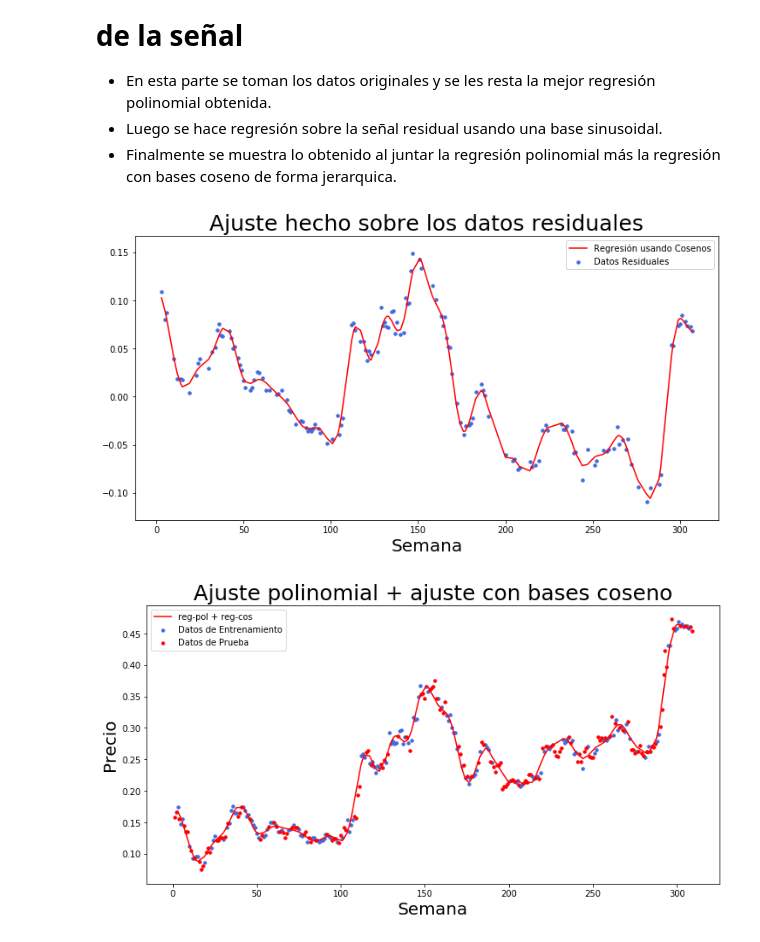
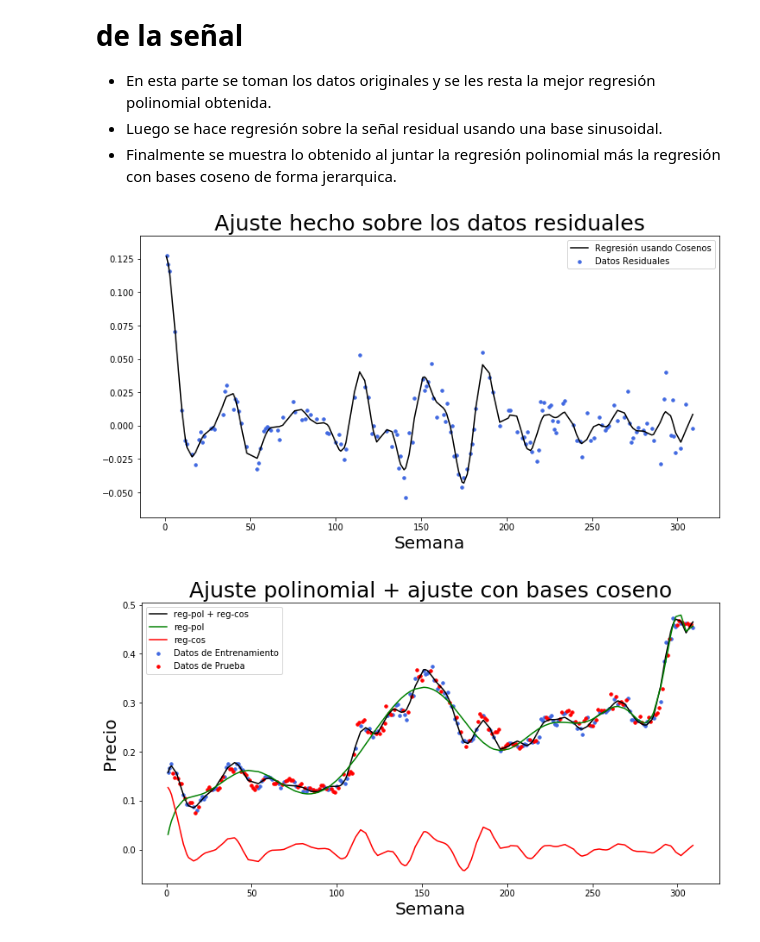
Before and after one commit to GAMES-UChile/Curso-Aprendizaje-de-Maquinas, a Jupyter notebook: demos/Cap3_Regresion_no_lineal_2.ipynb, the cells around one changed output. Drawn from its saved outputs; the diff is of its cells as text; code cells hidden in the pictures.

```diff
--- a/demos/Cap3_Regresion_no_lineal_2.ipynb
+++ b/demos/Cap3_Regresion_no_lineal_2.ipynb
@@ -103,12 +103,13 @@ plt.figure(1, figsize=(12,6))
 plt.semilogy(range(1, max_grad+1), rms_tr, label='Conjunto de Entrenamiento')
 plt.semilogy(range(1, max_grad+1), rms_te, 'red', label='Conjunto de Prueba')
 plt.xlim(1, max_grad + 1)
+plt.xticks(np.arange(0,max_grad,2))
 plt.title("Error cuadrático medio normalizado v/s grado regresión", size=25)
 plt.xlabel("Grado polinomio", size=20)
 plt.ylabel("ECMN", size=20)
 plt.legend()
 
-N_pol = 1
+N_pol = 25
 Phi_pol = base_polinomial(x_tr, deg=N_pol)
 #Inv_pol = np.linalg.inv(np.matmul(Phi_pol.T, Phi_pol) + rho*np.eye(N_pol+1))
 #w_pol = np.dot(Inv_pol, np.dot(Phi_pol.T, y_tr))
@@ -124,4 +125,5 @@ plt.plot(x_tr, y_reg_pol, 'green', label='Regresión polinomial')
 plt.title("Mejor polinomio encontrado", size=25)
 plt.xlabel("Semana", size=20)
 plt.ylabel("Precio", size=20);
+plt.legend()
 # %% [output]
@@ -135,32 +138,34 @@ plt.ylabel("Precio", size=20);
 # %%
 res_tr = y_tr-y_reg_pol
 
 plt.figure(0,figsize=(12,6))
 plt.scatter(x_tr, res_tr, c='royalblue', s=12, label='Datos Residuales')
 
 deg = 50 #20
 T = 15
 rho = 1
 Phi_cos = base_coseno(x_tr, deg=deg, T=T)
 #Inv_cos = np.linalg.inv(np.matmul(Phi_cos.T, Phi_cos) + rho*np.eye(deg+1))
 #W_cos = np.dot(Inv_cos, np.dot(Phi_cos.T, res_tr))
 
 W_cos = np.linalg.solve(np.matmul(Phi_cos.T, Phi_cos) + rho*np.eye(deg+1),np.dot(Phi_cos.T, res_tr))
 y_reg_cos = np.matmul(Phi_cos,W_cos)
-plt.plot(x_tr, y_reg_cos, 'red', label='Regresión usando Cosenos')
+plt.plot(x_tr, y_reg_cos, 'k', label='Regresión usando Cosenos')
 plt.title("Ajuste hecho sobre los datos residuales", size=25)
 plt.xlabel("Semana", size=20)
 plt.legend()
 
 
 plt.figure(1, figsize=(12,6))
 plt.scatter(x_tr, y_tr, c='royalblue', s=12, label='Datos de Entrenamiento')
 plt.scatter(x_te, y_te, c='red', s=12, label='Datos de Prueba')
-plt.plot(x_tr, (y_reg_pol+y_reg_cos), 'red', label='reg-pol + reg-cos')
+plt.plot(x_tr, (y_reg_pol+y_reg_cos), 'k', label='reg-pol + reg-cos')
+plt.plot(x_tr, y_reg_pol, 'green', label='reg-pol')
+plt.plot(x_tr, y_reg_cos, 'red', label='reg-cos')
 plt.title("Ajuste polinomial + ajuste con bases coseno", size=25)
 plt.xlabel("Semana", size=20)
 plt.ylabel("Precio", size=20)
 plt.legend();
 # %% [output]
-[figure, old version]
+[figure, new version]
-[figure, old version]
+[figure, new version]
```
Also changed, not shown: parts of 3 cells of this notebook, 4 other files.
